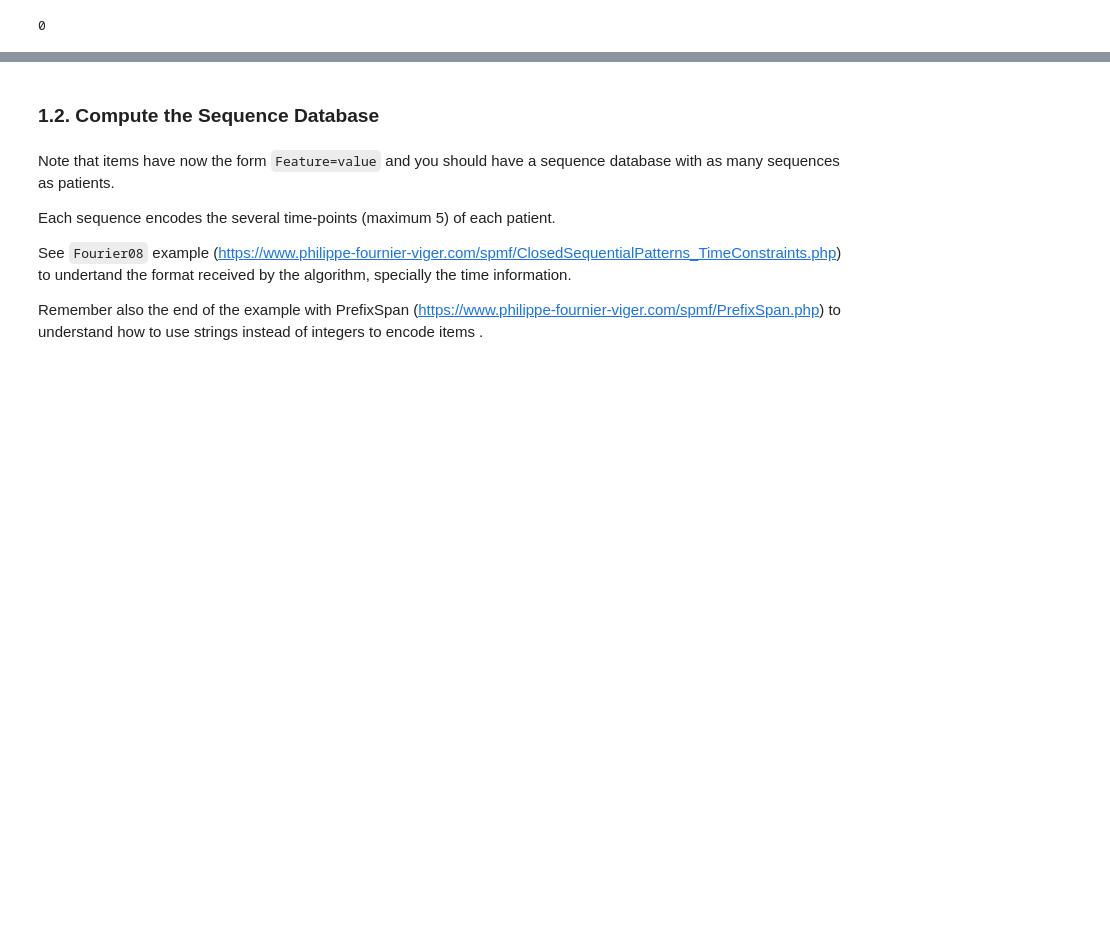
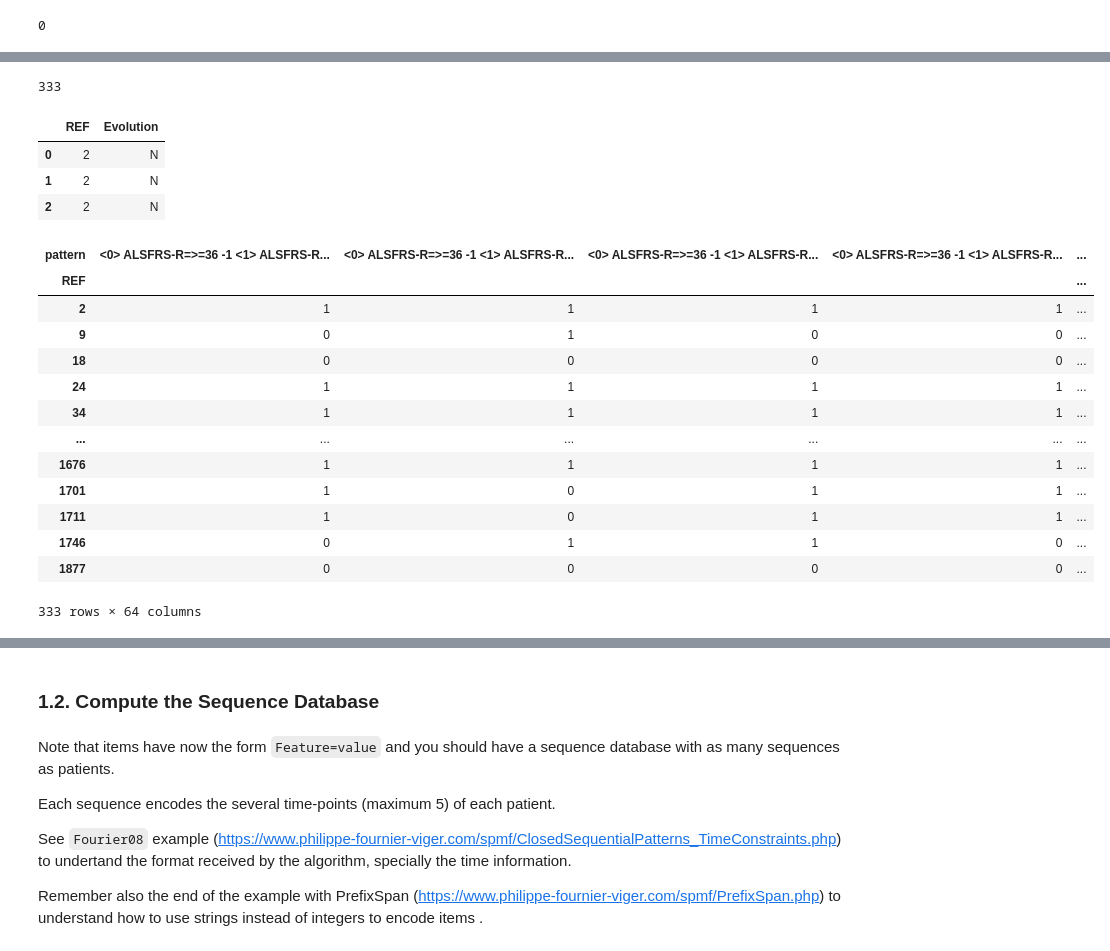
Before and after one commit to gabmeirinho/datamining, a Jupyter notebook: PD_202425_Project2.ipynb, the cells around one changed output, grey strips where cells are left out. Saved outputs shown, nothing was run; the diff lists cells and outputs as text; code cells hidden in the pictures; blank space fills up the shorter version.

Commit message:
dataset

```diff
--- a/PD_202425_Project2.ipynb
+++ b/PD_202425_Project2.ipynb
@@ -393,0 +395,7 @@ df_matches.head(50)
+# %%
+df_exploded = df_matches[['pattern','REF']].explode('REF')
+
+binary_df = (
+    pd.crosstab(df_exploded['REF'], df_exploded['pattern'])
+)
+binary_df.iloc[:,1:] = binary_df.iloc[:,1:].astype(int)
@@ -393,0 +411,44 @@ df_matches.head(50)
+# %%
+print(len(binary_df))
+# %% [output]
+333
+# %%
+evaluation_df = pd.read_csv('Dataset_NIV_Evolution_180.csv', delimiter=';')
+static_df = pd.read_csv('Dataset_Static_Features.csv', delimiter=';')
+# %%
+evaluation_df.head(3)
+# %% [output]
+|  | REF | Evolution |
+| 0 | 2 | N |
+| 1 | 2 | N |
+| 2 | 2 | N |
+# %%
+#remove REFs that are not in the binary_df
+evaluation_df = evaluation_df[evaluation_df['REF'].isin(binary_df.index)]
+static_df = static_df[static_df['REF'].isin(binary_df.index)]
+# %%
+last_evo = (
+    evaluation_df
+    .groupby('REF')['Evolution']
+    .last()
+)
+
+# Method 1: map onto binary_df’s index
+binary_df['Evolution'] = binary_df.index.map(last_evo)
+# %%
+binary_df
+# %% [output]
+| pattern | <0> ALSFRS-R=>=36 -1 <1> ALSFRS-R... | <0> ALSFRS-R=>=36 -1 <1> ALSFRS-R... | <0> ALSFRS-R=>=36 -1 <1> ALSFRS-R... | <0> ALSFRS-R=>=36 -1 <1> ALSFRS-R... | ... |
+| REF |  |  |  |  | ... |
+| 2 | 1 | 1 | 1 | 1 | ... |
+| 9 | 0 | 1 | 0 | 0 | ... |
+| 18 | 0 | 0 | 0 | 0 | ... |
+| 24 | 1 | 1 | 1 | 1 | ... |
+| 34 | 1 | 1 | 1 | 1 | ... |
+| ... | ... | ... | ... | ... | ... |
+| 1676 | 1 | 1 | 1 | 1 | ... |
+| 1701 | 1 | 0 | 1 | 1 | ... |
+| 1711 | 1 | 0 | 1 | 1 | ... |
+| 1746 | 0 | 1 | 1 | 0 | ... |
+| 1877 | 0 | 0 | 0 | 0 | ... |
+333 rows × 64 columns
```
Also changed, not shown: parts of 7 cells of this notebook.
